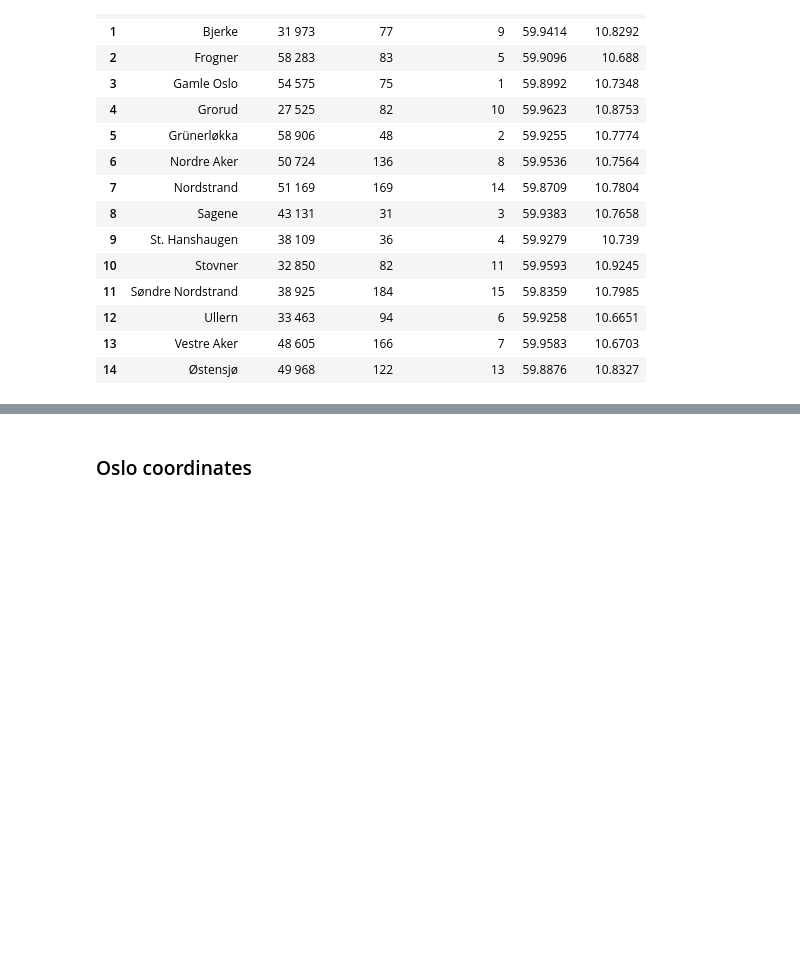
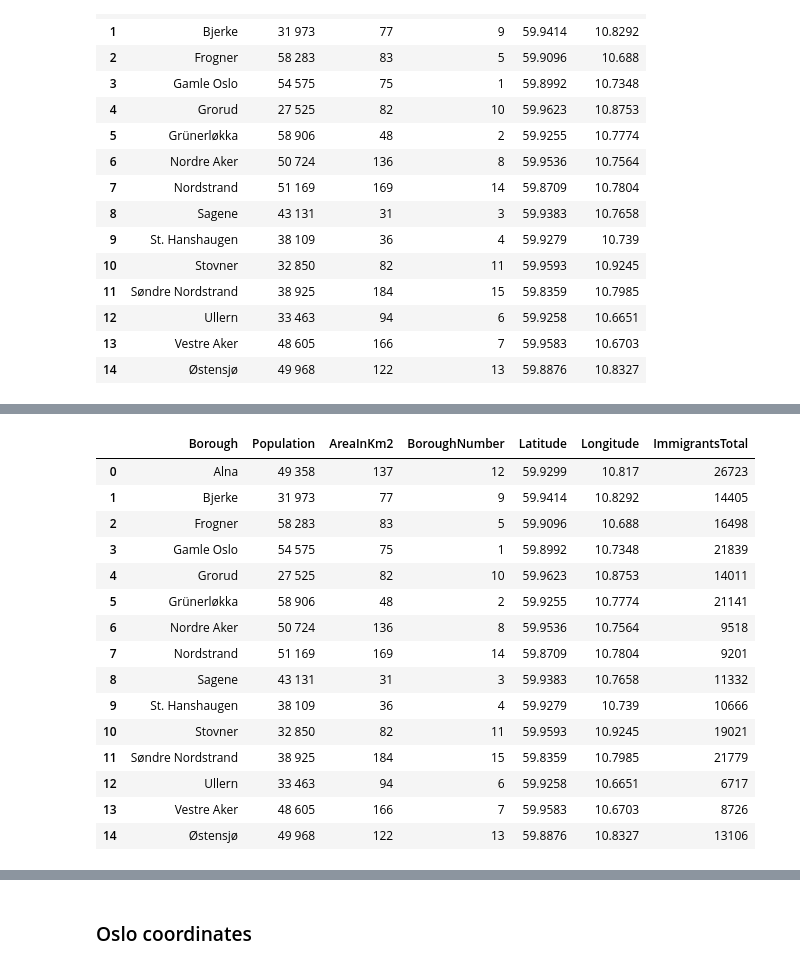
Before and after one commit to AlizaminJ/Coursera_Capstone, a Jupyter notebook: Final-Project.ipynb, the cells around one changed output, grey strips where cells are left out. Saved outputs shown, nothing was run; the diff lists cells and outputs as text; code cells hidden in the pictures; blank space fills up the shorter version.

Commit message:
clusters + immigration data added

```diff
--- a/Final-Project.ipynb
+++ b/Final-Project.ipynb
@@ -4,6 +4,9 @@
 try:
     import requests # library to handle requests
     import pandas as pd # library for data analsysis
+    pd.set_option('display.max_columns', None)
+    pd.set_option('display.max_rows', None)
+
     import numpy as np # library to handle data in a vectorized manner
     import random # library for random number generation
 
@@ -24,6 +27,14 @@ try:
     from bs4 import BeautifulSoup  # Library for parsing
     import geocoder
 
+
+    # Matplotlib and associated plotting modules
+    import matplotlib.cm as cm
+    import matplotlib.colors as colors
+
+    # import k-means from clustering stage
+    from sklearn.cluster import KMeans
+
     print('Libraries imported.')
 except:
     print("Install libraries first!")
@@ -200,8 +211,8 @@ print(latitude, longitude)
 # For some reason geocode returns wrong coordinates for Alna borough, so had to replace manually to '59.9298544,10.8170464'
 #df_table.replace({'Latitude':{0: 59.9298544}})
 #df_table.replace({'Longitude':{0: 10.8170464}})
-df=df_table.iloc[0, 4] = 59.9298544
-df=df_table.iloc[0, 5] = 10.8170464
+df_table.iloc[0, 4] = 59.9298544
+df_table.iloc[0, 5] = 10.8170464
 df_table
 # %% [output]
 |  | Borough | Population | AreaInKm2 | BoroughNumber | Latitude | Longitude |
@@ -222,0 +236,3 @@ df_table
+# %%
+df_immig = pd.read_csv("immigrant_population.csv")
+df_immig
@@ -222,0 +256,20 @@ df_table
+# %%
+df_table=df_table.merge(df_immig, how = 'inner', on = 'Borough')
+df_table
+# %% [output]
+|  | Borough | Population | AreaInKm2 | BoroughNumber | Latitude | Longitude | ImmigrantsTotal |
+| 0 | Alna | 49 358 | 137 | 12 | 59.9299 | 10.817 | 26723 |
+| 1 | Bjerke | 31 973 | 77 | 9 | 59.9414 | 10.8292 | 14405 |
+| 2 | Frogner | 58 283 | 83 | 5 | 59.9096 | 10.688 | 16498 |
+| 3 | Gamle Oslo | 54 575 | 75 | 1 | 59.8992 | 10.7348 | 21839 |
+| 4 | Grorud | 27 525 | 82 | 10 | 59.9623 | 10.8753 | 14011 |
+| 5 | Grünerløkka | 58 906 | 48 | 2 | 59.9255 | 10.7774 | 21141 |
+| 6 | Nordre Aker | 50 724 | 136 | 8 | 59.9536 | 10.7564 | 9518 |
+| 7 | Nordstrand | 51 169 | 169 | 14 | 59.8709 | 10.7804 | 9201 |
+| 8 | Sagene | 43 131 | 31 | 3 | 59.9383 | 10.7658 | 11332 |
+| 9 | St. Hanshaugen | 38 109 | 36 | 4 | 59.9279 | 10.739 | 10666 |
+| 10 | Stovner | 32 850 | 82 | 11 | 59.9593 | 10.9245 | 19021 |
+| 11 | Søndre Nordstrand | 38 925 | 184 | 15 | 59.8359 | 10.7985 | 21779 |
+| 12 | Ullern | 33 463 | 94 | 6 | 59.9258 | 10.6651 | 6717 |
+| 13 | Vestre Aker | 48 605 | 166 | 7 | 59.9583 | 10.6703 | 8726 |
+| 14 | Østensjø | 49 968 | 122 | 13 | 59.8876 | 10.8327 | 13106 |
```
Also changed, not shown: parts of 54 cells of this notebook, 1 other file.
